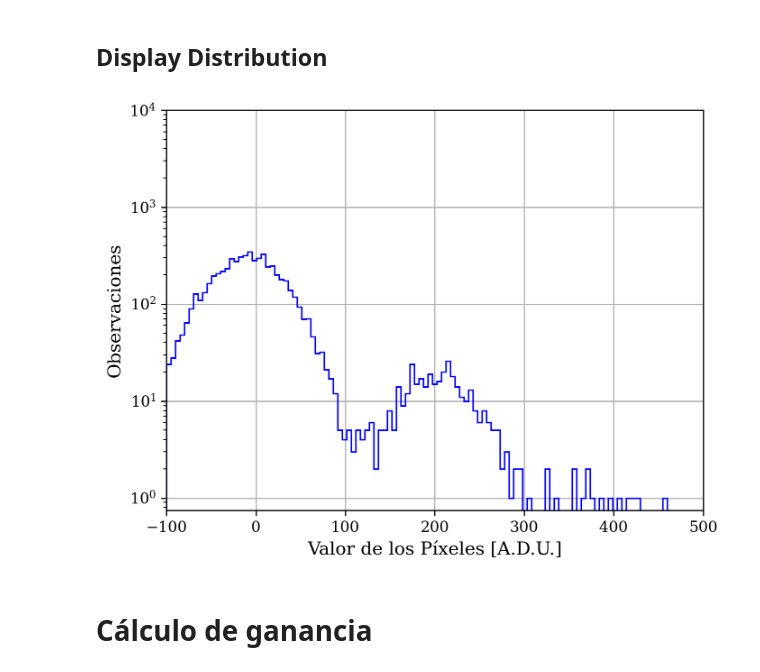
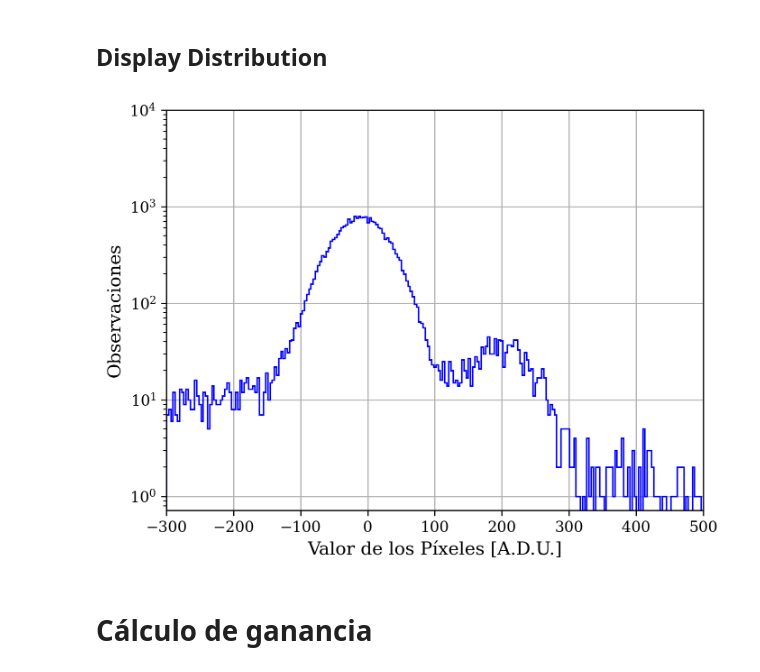
Before and after one commit to agustinbrusco/LAMBDA_Hub, a Jupyter notebook: skipper_image_analysis/image_read_test.ipynb, the cells around one changed output. Cells and saved outputs as stored; diff of their text form; code cells hidden in the pictures.

```diff
--- a/skipper_image_analysis/image_read_test.ipynb
+++ b/skipper_image_analysis/image_read_test.ipynb
@@ -73,32 +73,32 @@ plt.show()
 # %% [markdown]
 ## Display Distribution
 # %%
-min_val = -1e2
+min_val = -3e2
 tope = 0.5e3
-n_bins = 120
+n_bins = 250
 
-test_frame = test_image[0].data  # append `[:, 10:]` to the line in order to fix error.
-test_data = test_frame.flatten()
+test_data = np.concatenate([test_image[frame].data.flatten() for frame in range(4)])
 
 fig, ax = plt.subplots(1, 1)
 if min_val is None:
     min_val = np.nanmin(test_data)
 if tope is None:
     tope = np.nanmax(test_data)
-ax.hist(
+cuentas, valores, _ = ax.hist(
     test_data[(test_data > min_val) & (test_data < tope)],
     bins=np.linspace(min_val, tope, n_bins),
     histtype="step",
     color="blue",
+
 )
 ax.grid(True)
 ax.set_yscale("log")
 ax.set_yticks(10**np.arange(5))
 ax.set_xlim(min_val, tope)
 ax.set_xlabel("Valor de los Píxeles [A.D.U.]")
 ax.set_ylabel("Observaciones")
 plt.show()
 # %% [output]
-[figure, old version]
+[figure, new version]
 # %% [markdown]
 # Cálculo de ganancia
```
Also changed, not shown: parts of 3 cells of this notebook.
